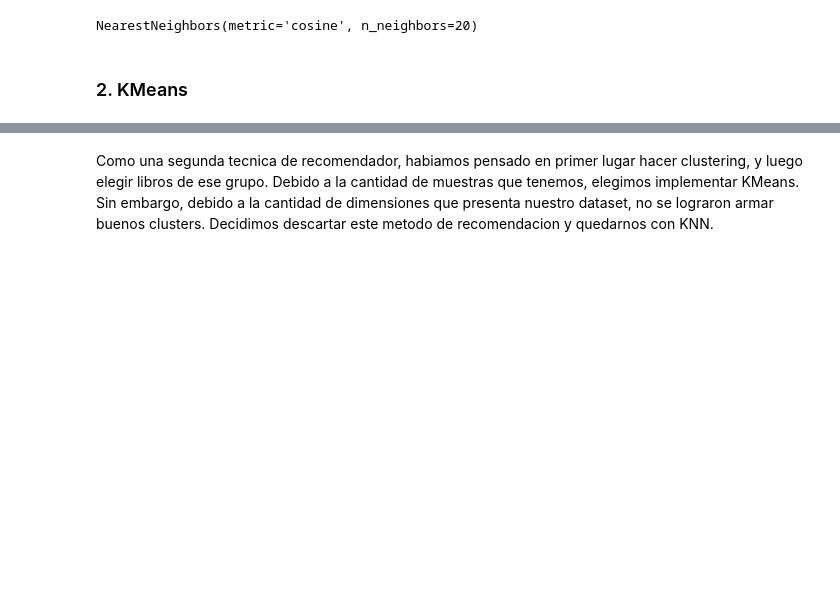
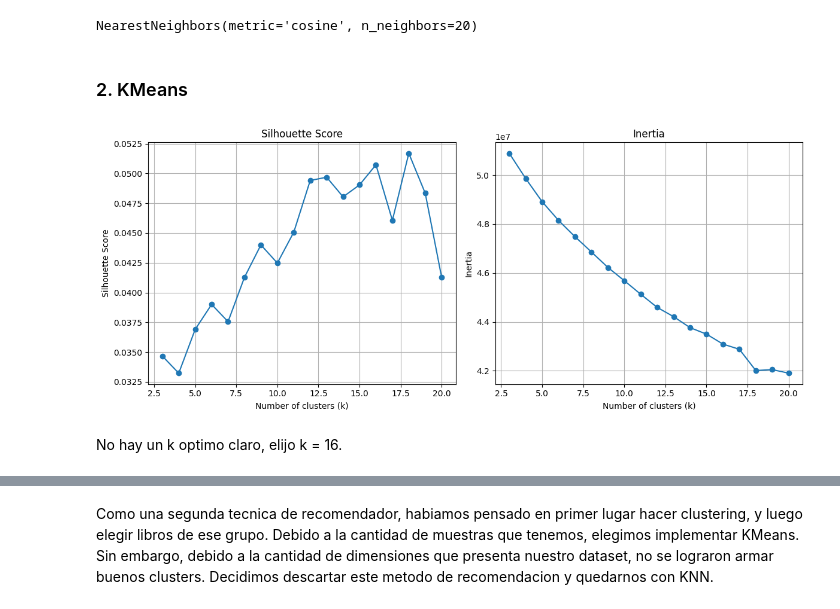
Before and after one commit to SolGarciaPereyra/Clasificador_Recomendador_Libros, a Jupyter notebook: Recomendador.ipynb, the cells around one changed output, grey strips where cells are left out. Drawn from its saved outputs; the diff is of its cells as text; code cells hidden in the pictures; blank space fills up the shorter version.

```diff
--- a/Recomendador.ipynb
+++ b/Recomendador.ipynb
@@ -118,29 +53,31 @@ NearestNeighbors(metric='cosine', n_neighbors=20)
 # %% [markdown]
 ### 2. KMeans
 # %%
-##disclaimer: tarda aprox 12 mins en correr
-#
-#silhouettes = []
-#inertias = []
-#ks = [k for k in range(3, 21)]
-#
-##como calcular silhouette es muy pesado, predigo sobre un sample aleatorio con menos muestras
-#np.random.seed(42)
-#idx = np.random.choice(len(X_scaled), size=10000, replace=False)
-#X_sample = X_scaled[idx]
-#
-#for k in ks:
-#    kmeans = KMeans(n_clusters = k, random_state = 42, n_init = 10) #n_init: cant de veces q se vuelve a correr el algoritmo con diferentes centroides, ayuda a obtener mejores resultados, deja de depender tanto del centroide inicial elegido
-#    kmeans.fit(X_scaled)
-#
-#    #para inertia
-#    inertias.append(kmeans.inertia_)
-#
-#    #para silhouette
-#    clusters = kmeans.predict(X_sample)
-#    silhouettes.append(silhouette_score(X_sample, clusters))
-#
-#plot_silhouette_inercia(ks, silhouettes, inertias)
+silhouettes = []
+inertias = []
+ks = [k for k in range(3, 21)]
+
+#como calcular silhouette es muy pesado, predigo sobre un sample aleatorio con menos muestras
+np.random.seed(42)
+idx = np.random.choice(len(X_scaled), size=10000, replace=False)
+X_sample = X_scaled[idx]
+
+for k in ks:
+    kmeans = KMeans(n_clusters = k, random_state = 42, n_init = 10) #n_init: cant de veces q se vuelve a correr el algoritmo con diferentes centroides, ayuda a obtener mejores resultados, deja de depender tanto del centroide inicial elegido
+    kmeans.fit(X_scaled)
+
+    #para inertia
+    inertias.append(kmeans.inertia_)
+
+    #para silhouette
+    clusters = kmeans.predict(X_sample)
+    silhouettes.append(silhouette_score(X_sample, clusters))
+
+plot_silhouette_inercia(ks, silhouettes, inertias)
+# %% [output]
+[figure, added]
+# %% [markdown]
+No hay un k optimo claro, elijo k = 16.
 # %%
 k = 16
 kmeans = KMeans(n_clusters=k, random_state=42, n_init=10)
```
Also changed, not shown: parts of 26 cells of this notebook, 2 other files.
